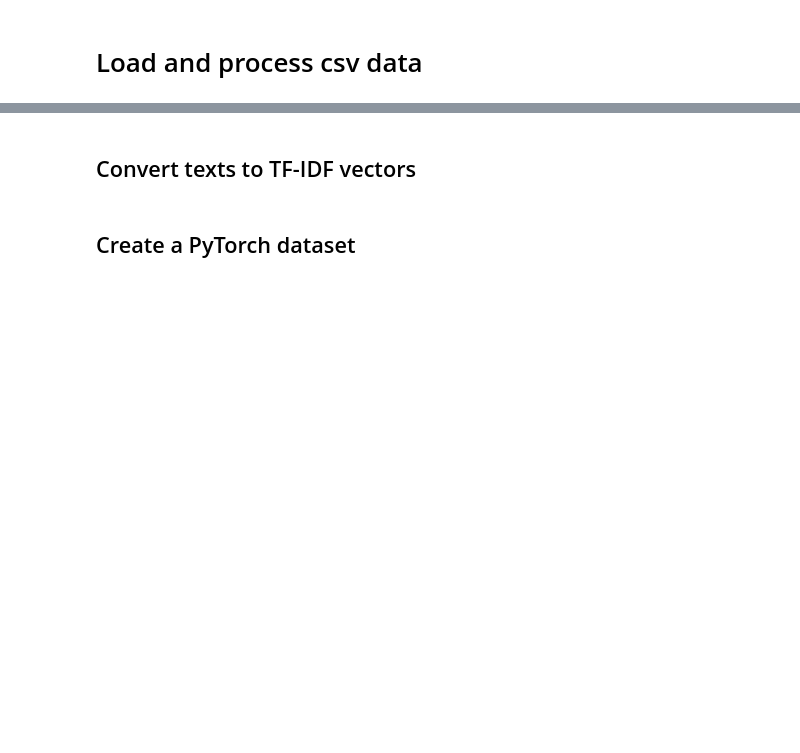
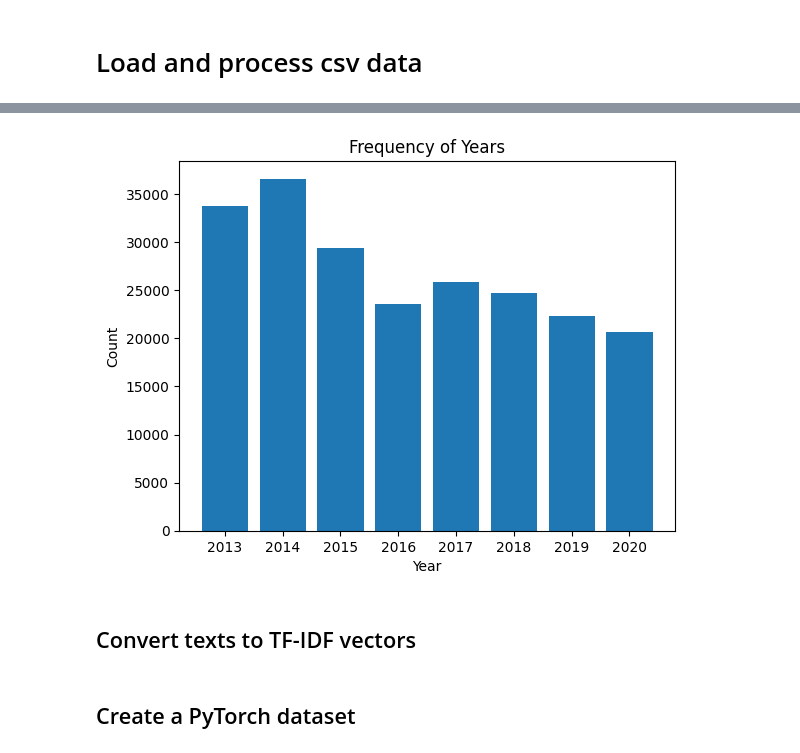
Before and after one commit to Kytusla908/MBD_NN, a Jupyter notebook: bin/Delivery.ipynb, the cells around one changed output, grey strips where cells are left out. Cells and saved outputs as stored; diff of their text form; code cells hidden in the pictures; blank space fills up the shorter version.

Commit message:
added some data exploration steps

```diff
--- a/bin/Delivery.ipynb
+++ b/bin/Delivery.ipynb
@@ -18,3 +35,4 @@ data = pd.read_csv('../data/train.csv')
 # %%
 texts = data['text']
 labels = data['class']
+year = data['year']
@@ -21,3 +74,15 @@ labels = data['class']
+# %%
+year_counts = Counter(year)
+sorted_years = sorted(year_counts)
+frequencies = [year_counts[year] for year in sorted_years]
+
+plt.bar(sorted_years, frequencies)
+plt.xlabel('Year')
+plt.ylabel('Count')
+plt.title('Frequency of Years')
+plt.show()
+# %% [output]
+[figure, added]
 # %% [markdown]
 ## Convert texts to TF-IDF vectors
 # %%
```
Also changed, not shown: parts of 10 cells of this notebook.
